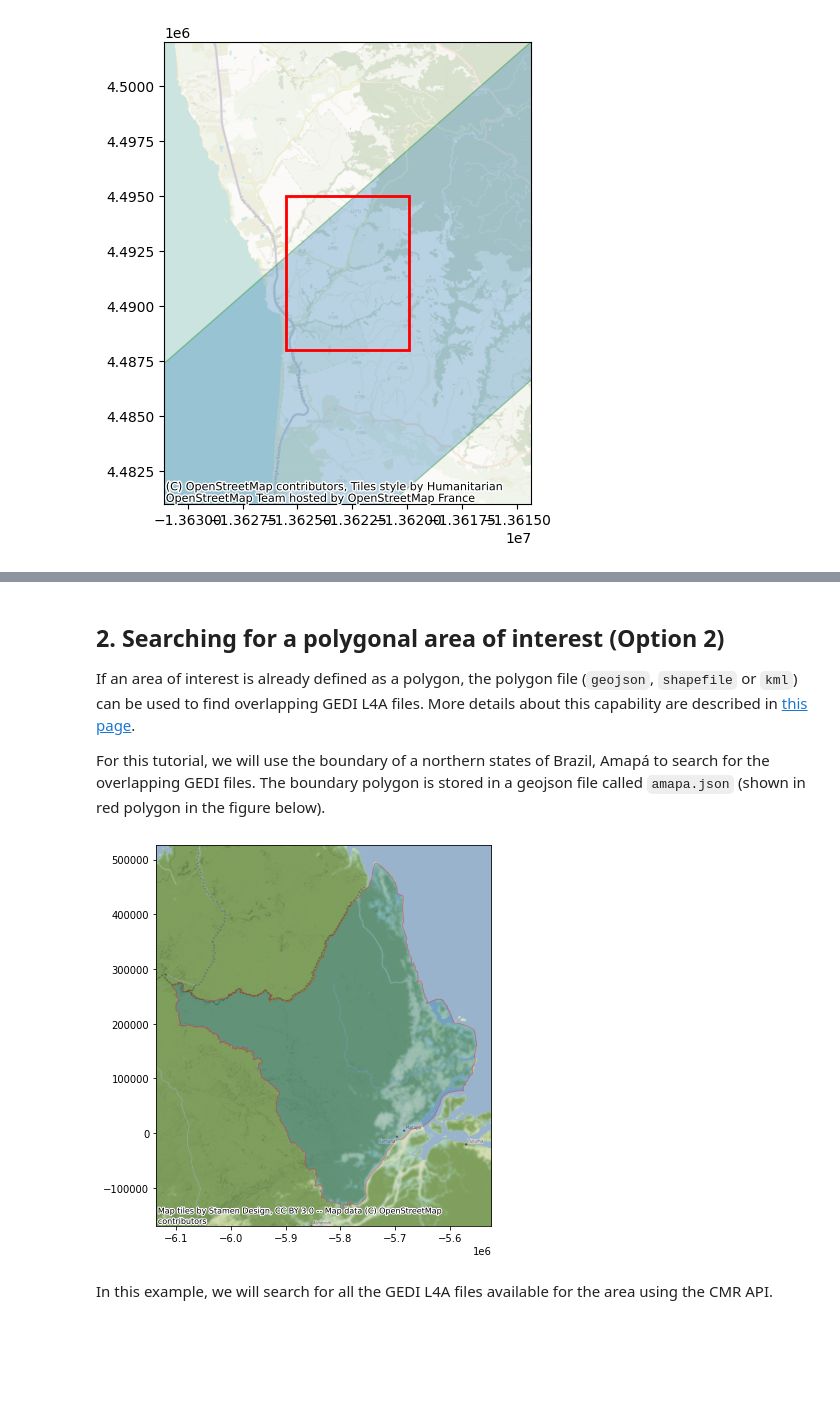
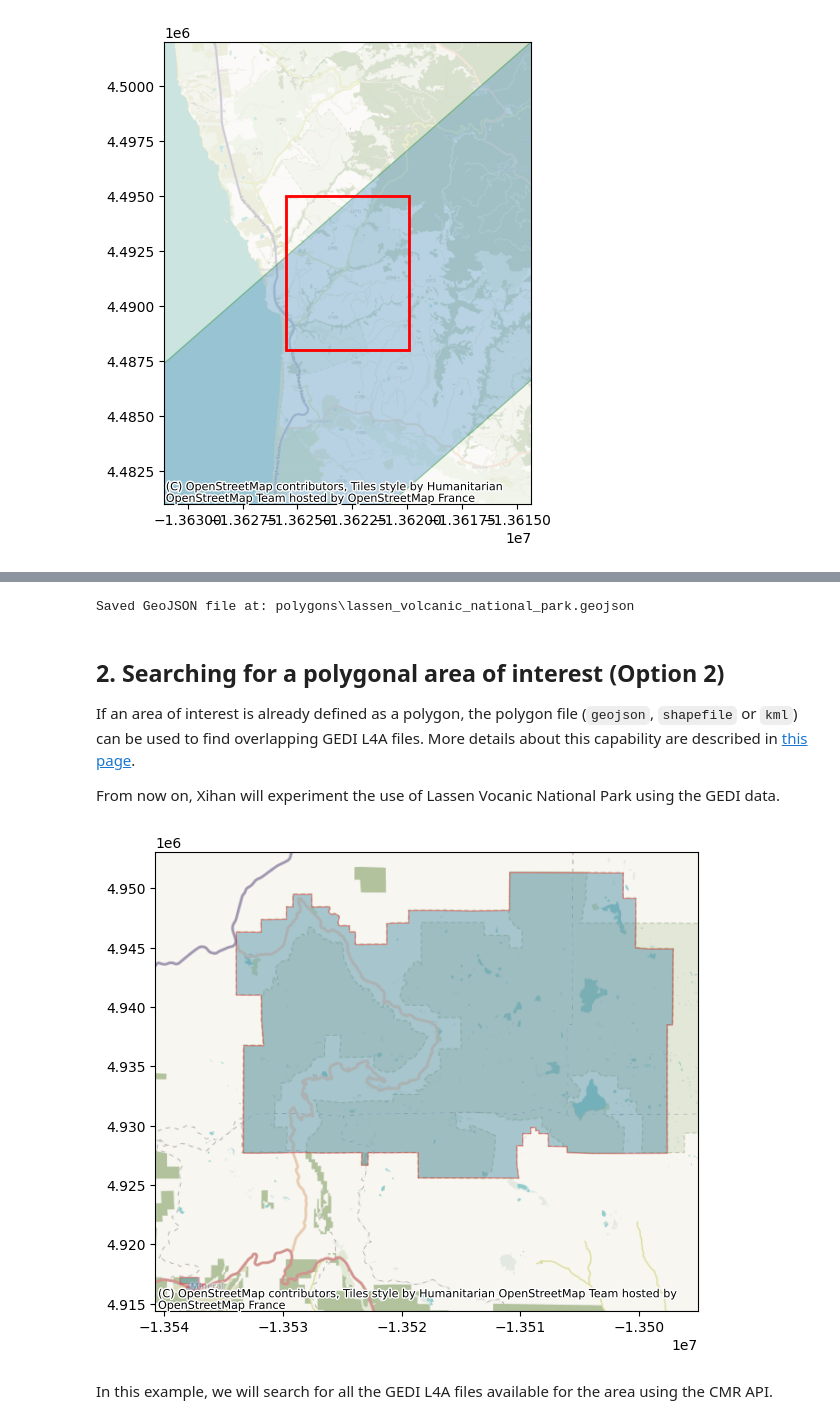
Before and after one commit to xyaoaf/gedi_tutorials, a Jupyter notebook: 1_gedi_l4a_search_download.ipynb, the cells around one changed output, grey strips where cells are left out. Cells and saved outputs as stored; diff of their text form; code cells hidden in the pictures; blank space fills up the shorter version.

```diff
--- a/1_gedi_l4a_search_download.ipynb
+++ b/1_gedi_l4a_search_download.ipynb
@@ -225,0 +354,28 @@ ctx.add_basemap(ax, crs=gdf_epsg3857.crs.to_string(), alpha=0.5)
+# %%
+# Plot setup
+fig, ax = plt.subplots(figsize=(10, 10))  # Create a plot figure and an axes subplot
+
+# Plotting the Lassen Volcanic National Park with data projected to Web Mercator (for contextily compatibility)
+# First, ensure your data is in EPSG:4326, then convert to EPSG:3857 for the basemap
+lassen_gdf = lassen_gdf.to_crs(epsg=3857)  # Converts GeoDataFrame to the Mercator projection used by most web maps
+
+# Plotting the Lassen Volcanic National Park
+lassen_gdf.plot(ax=ax, color='green', edgecolor='darkgreen', alpha=0.7)  # Set alpha for better map visibility
+
+# Adding a basemap
+ctx.add_basemap(ax, crs=lassen_gdf.crs.to_string())
+
+# Adjust bounds
+minx, miny, maxx, maxy = lassen_gdf.total_bounds
+# Expand the bounds a bit more for context
+ax.set_xlim(minx - 1000, maxx + 1000)
+ax.set_ylim(miny - 1000, maxy + 1000)
+
+# Enhancements for better visualization
+ax.set_title('Lassen Volcanic National Park')
+ax.set_xlabel('Longitude')
+ax.set_ylabel('Latitude')
+ax.axis('off')  # Optionally turn off the axis if the basemap provides enough context
+
+plt.grid(True)
+plt.show()
@@ -226,16 +418,47 @@ ctx.add_basemap(ax, crs=gdf_epsg3857.crs.to_string(), alpha=0.5)
+# %%
+# Define the path to the folder and the file name
+output_folder = "polygons"
+output_filename = "lassen_volcanic_national_park.geojson"
+
+# Ensure the output folder exists, create if it does not
+import os
+if not os.path.exists(output_folder):
+    os.makedirs(output_folder)
+
+# Full path for the output file
+output_path = os.path.join(output_folder, output_filename)
+
+# Save the GeoDataFrame as GeoJSON
+lassen_gdf_d.to_file(output_path, driver='GeoJSON')
+
+print(f"Saved GeoJSON file at: {output_path}")
+# %% [output]
+Saved GeoJSON file at: polygons\lassen_volcanic_national_park.geojson
 # %% [markdown]
 ## 2. Searching for a polygonal area of interest (Option 2)
 
 If an area of interest is already defined as a polygon, the polygon file (`geojson`, `shapefile` or `kml`) can be used to find overlapping GEDI L4A files. More details about this capability are described in [this page](https://cmr.earthdata.nasa.gov/search/site/docs/search/api.html#c-shapefile).
 
-For this tutorial, we will use the boundary of a northern states of Brazil, Amapá to search for the overlapping GEDI files. The boundary polygon is stored in a geojson file called `amapa.json` (shown in red polygon in the figure below).
+From now on, Xihan will experiment the use of Lassen Vocanic National Park using the GEDI data.
+
+<!-- For this tutorial, we will use the boundary of a northern states of Brazil, Amapá to search for the overlapping GEDI files. The boundary polygon is stored in a geojson file called `amapa.json` (shown in red polygon in the figure below). -->
 # %%
-amapa = gpd.read_file("polygons/amapa.json")
-amapa.geometry = amapa.geometry.apply(orient, args=(1,))
-ax = amapa.to_crs(epsg=3857).plot(figsize=(7, 7), alpha=0.3, edgecolor='red')
+# amapa = gpd.read_file("polygons/amapa.json")
+# amapa.geometry = amapa.geometry.apply(orient, args=(1,))
+# ax = amapa.to_crs(epsg=3857).plot(figsize=(7, 7), alpha=0.3, edgecolor='red')
+# ctx.add_basemap(ax)
+
+lassen_volcanic_national_park = gpd.read_file("polygons/lassen_volcanic_national_park.geojson")
+lassen_volcanic_national_park.geometry = lassen_volcanic_national_park.geometry.apply(orient, args=(1,))
+ax = lassen_volcanic_national_park.to_crs(epsg=3857).plot(figsize=(7, 7), alpha=0.3, edgecolor='red')
 ctx.add_basemap(ax)
+
+# lassen_gdf_d.geometry= lassen_gdf_d.geometry.apply(orient, args=(1,))
+
+# ax = lassen_gdf_d.to_crs(epsg=3857).plot(figsize=(7, 7), alpha=0.3, edgecolor='red')
+# ctx.add_basemap(ax)
 # %% [output]
-[figure, old version]
+[figure, new version]
 # %% [markdown]
 In this example, we will search for all the GEDI L4A files available for the area using the CMR API.
 # %%
```
Also changed, not shown: parts of 12 cells of this notebook, 2 other files.
